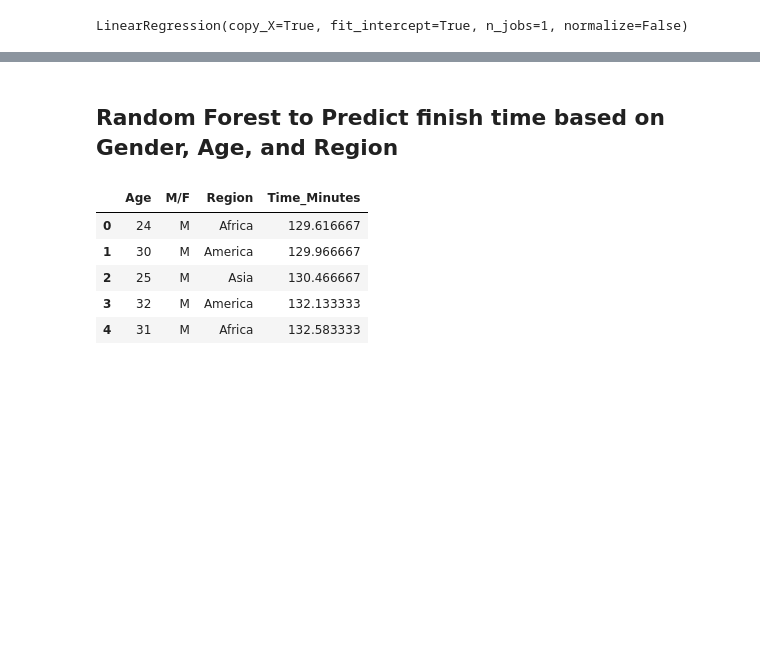
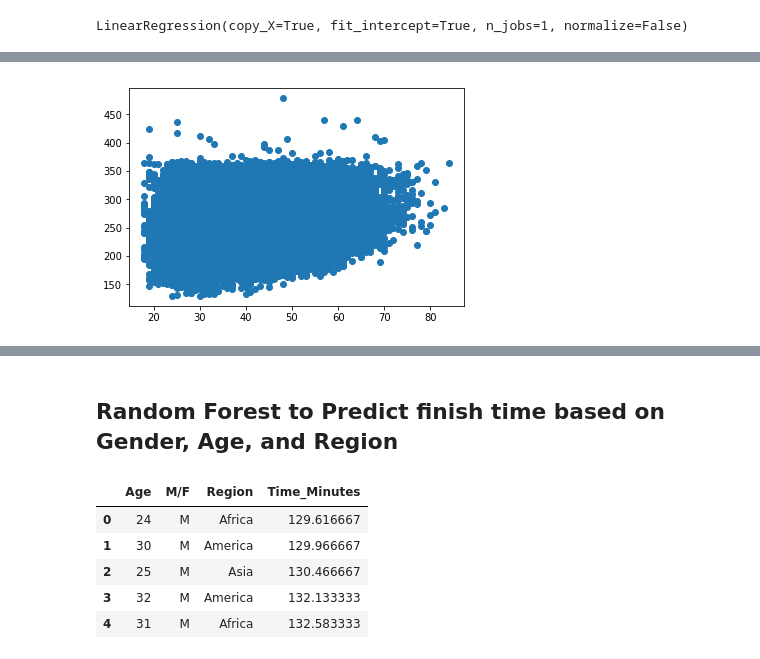
Before and after one commit to lee2christine/pythonDataExploration, a Jupyter notebook: 131FinalProject.ipynb, the cells around one changed output, grey strips where cells are left out. Saved outputs shown, nothing was run; the diff lists cells and outputs as text; code cells hidden in the pictures; blank space fills up the shorter version.

```diff
--- a/131FinalProject.ipynb
+++ b/131FinalProject.ipynb
@@ -404,0 +407,5 @@ plt.show()
+# %%
+plt.plot(linear_model_data['Age'], linear_model_data['Time_Minutes'], 'o')
+plt.show()
+# %% [output]
+[figure, added]
```
Also changed, not shown: parts of 15 cells of this notebook.
